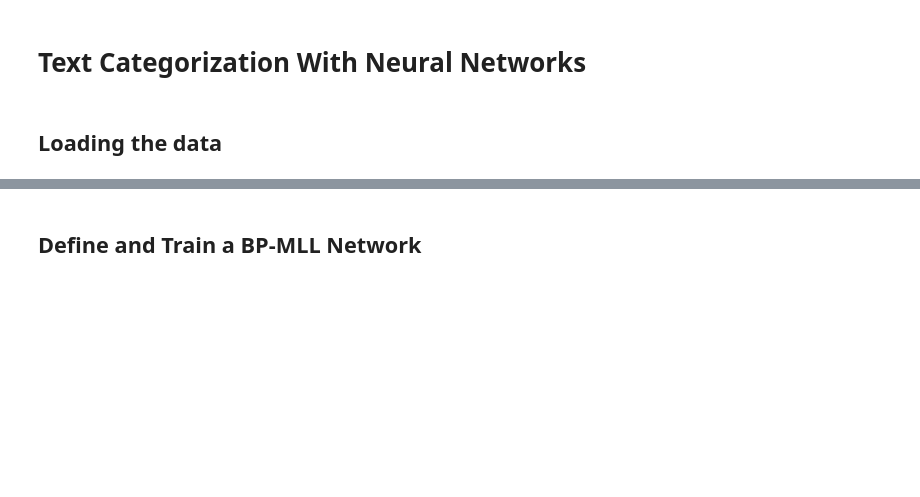
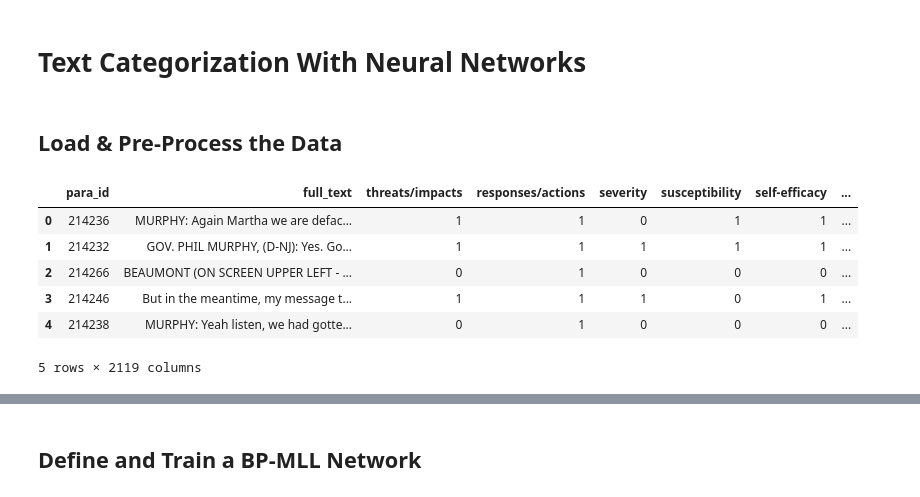
Before and after one commit to architdatar/NewsArticleClassification, a Jupyter notebook: codes/BP-MLL Text Categorization/BPMLL_paragraph_classification.ipynb, the cells around one changed output, grey strips where cells are left out. Drawn from its saved outputs; the diff is of its cells as text; code cells hidden in the pictures; blank space fills up the shorter version.

```diff
--- a/codes/BP-MLL Text Categorization/BPMLL_paragraph_classification.ipynb
+++ b/codes/BP-MLL Text Categorization/BPMLL_paragraph_classification.ipynb
@@ -21,5 +24,19 @@ sys.path.append('../ThresholdFunctionLearning')    ## Append path to the Thresho
                                                    ## search path
 from threshold_learning import predict_test_labels_binary    ## Import the 'predict_test_labels_binary()' function from the
                                                              ## threshold_learning library
-# %% [markdown]
-## Loading the data
+# %% [markdown]
+## Load & Pre-Process the Data
+# %%
+## Load 'content_paragraphs_ready.csv' into a pandas dataframe
+data_filepath = "..\..\dataset\content_paragraphs_ready.csv"
+paragraph_data = pd.read_csv(data_filepath)
+paragraph_data.head()
+#os.getcwd()
+# %% [output]
+|  | para_id | full_text | threats/impacts | responses/actions | severity | susceptibility | self-efficacy | ... |
+| 0 | 214236 | MURPHY: Again Martha we are defac... | 1 | 1 | 0 | 1 | 1 | ... |
+| 1 | 214232 | GOV. PHIL MURPHY, (D-NJ): Yes. Go... | 1 | 1 | 1 | 1 | 1 | ... |
+| 2 | 214266 | BEAUMONT (ON SCREEN UPPER LEFT - ... | 0 | 1 | 0 | 0 | 0 | ... |
+| 3 | 214246 | But in the meantime, my message t... | 1 | 1 | 1 | 0 | 1 | ... |
+| 4 | 214238 | MURPHY: Yeah listen, we had gotte... | 0 | 1 | 0 | 0 | 0 | ... |
+5 rows × 2119 columns
```
Also changed, not shown: parts of 14 cells of this notebook.
